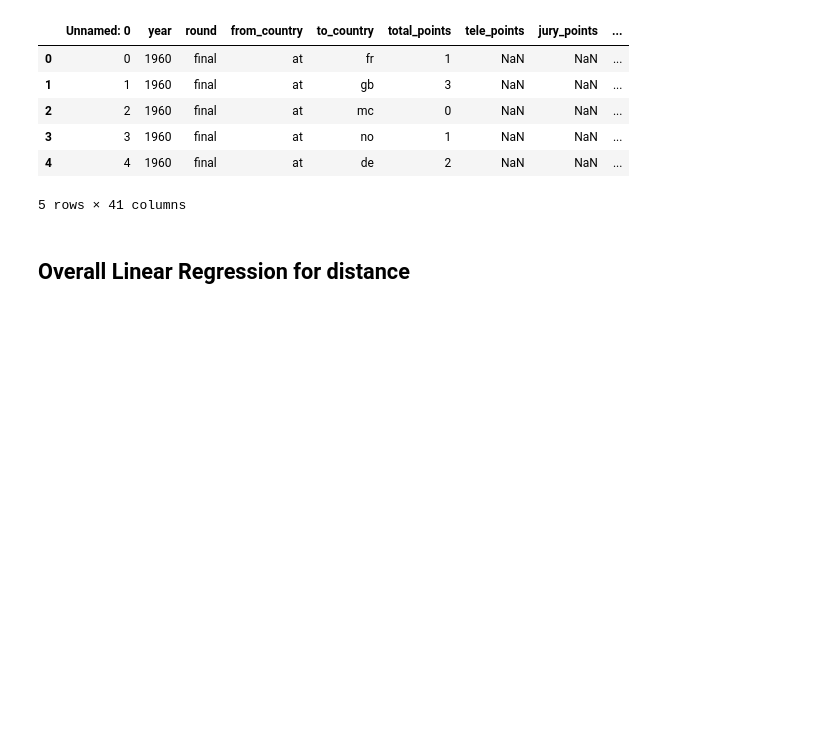
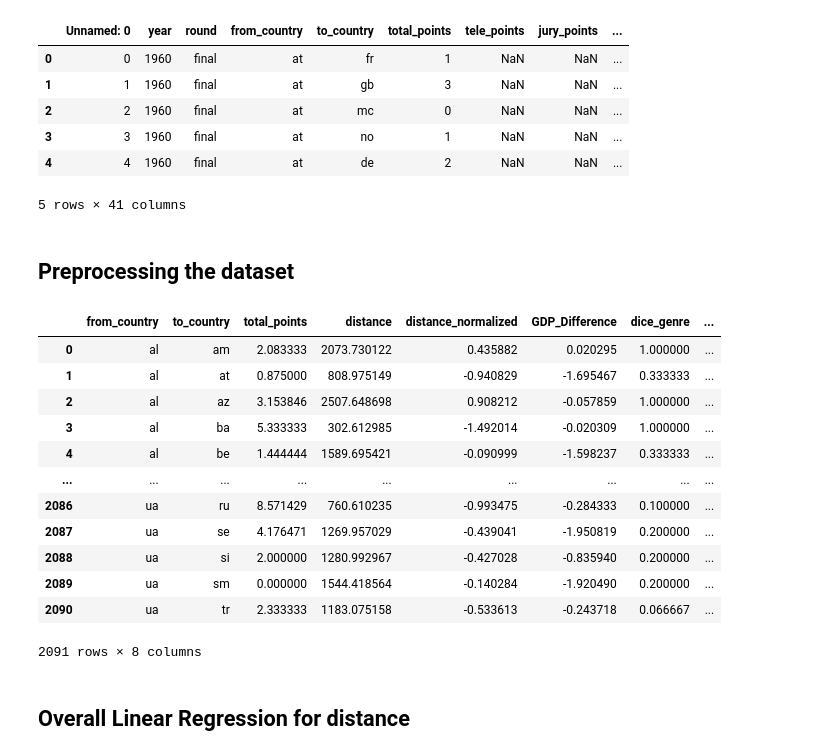
Before and after one commit to kluedemann/eurovision-voting-analysis, a Jupyter notebook: src/linear_regression.ipynb, the cells around one changed output. Cells and saved outputs as stored; diff of their text form; code cells hidden in the pictures; blank space fills up the shorter version.

```diff
--- a/src/linear_regression.ipynb
+++ b/src/linear_regression.ipynb
@@ -17,6 +19,55 @@ data.head()
 | 3 | 3 | 1960 | final | at | no | 1 | NaN | NaN | ... |
 | 4 | 4 | 1960 | final | at | de | 2 | NaN | NaN | ... |
 5 rows × 41 columns
+# %% [markdown]
+## Preprocessing the dataset
+# %%
+# IMPORTANT: No Australia and only Grand Final votes
+
+data2 = data[(data["from_country"] != "au") & (data["to_country"] != "au") & (data["round"] == "final")].copy()
+
+columns_to_use = ["from_country", "to_country", "total_points", "distance","GDP per capita (current US$)_from", "GDP per capita (current US$)_to", "dice_genre", "dice_artists"]
+data2.replace("..",float("nan"),inplace=True)
+filtered_data = data2[columns_to_use].dropna()
+
+filtered_data["GDP per capita (current US$)_from"] = pd.to_numeric(filtered_data["GDP per capita (current US$)_from"], errors="coerce")
+filtered_data["GDP per capita (current US$)_to"] = pd.to_numeric(filtered_data["GDP per capita (current US$)_to"], errors="coerce")
+filtered_data["GDP_Difference"] = filtered_data["GDP per capita (current US$)_from"] - filtered_data["GDP per capita (current US$)_to"]
+
+filtered_data["GDP_Difference"] = (     # Normalize GDP
+    filtered_data["GDP_Difference"] - filtered_data["GDP_Difference"].mean()
+) / filtered_data["GDP_Difference"].std()
+
+filtered_data["distance_normalized"] = (    # Normalize distance
+    filtered_data["distance"] - filtered_data["distance"].mean()
+) / filtered_data["distance"].std()
+
+columns_to_use = ["from_country", "to_country", "total_points", "distance", "distance_normalized", "GDP_Difference", "dice_genre", "dice_artists"]
+filtered_data = filtered_data[columns_to_use]
+
+aggregated_data = filtered_data.groupby(["from_country", "to_country"], as_index = False).agg({
+    "total_points": "mean",     # Average points awarded
+    "distance": "mean",          # Distance
+    "distance_normalized": "mean",
+    "GDP_Difference": "mean",
+    "dice_genre" : "mean",
+    "dice_artists": "mean"
+})
+aggregated_data
+# %% [output]
+|  | from_country | to_country | total_points | distance | distance_normalized | GDP_Difference | dice_genre | ... |
+| 0 | al | am | 2.083333 | 2073.730122 | 0.435882 | 0.020295 | 1.000000 | ... |
+| 1 | al | at | 0.875000 | 808.975149 | -0.940829 | -1.695467 | 0.333333 | ... |
+| 2 | al | az | 3.153846 | 2507.648698 | 0.908212 | -0.057859 | 1.000000 | ... |
+| 3 | al | ba | 5.333333 | 302.612985 | -1.492014 | -0.020309 | 1.000000 | ... |
+| 4 | al | be | 1.444444 | 1589.695421 | -0.090999 | -1.598237 | 0.333333 | ... |
+| ... | ... | ... | ... | ... | ... | ... | ... | ... |
+| 2086 | ua | ru | 8.571429 | 760.610235 | -0.993475 | -0.284333 | 0.100000 | ... |
+| 2087 | ua | se | 4.176471 | 1269.957029 | -0.439041 | -1.950819 | 0.200000 | ... |
+| 2088 | ua | si | 2.000000 | 1280.992967 | -0.427028 | -0.835940 | 0.200000 | ... |
+| 2089 | ua | sm | 0.000000 | 1544.418564 | -0.140284 | -1.920490 | 0.200000 | ... |
+| 2090 | ua | tr | 2.333333 | 1183.075158 | -0.533613 | -0.243718 | 0.066667 | ... |
+2091 rows × 8 columns
 # %% [markdown]
 ## Overall Linear Regression for distance
 # %% [markdown]
```
Also changed, not shown: parts of 35 cells of this notebook, 51 other files.
